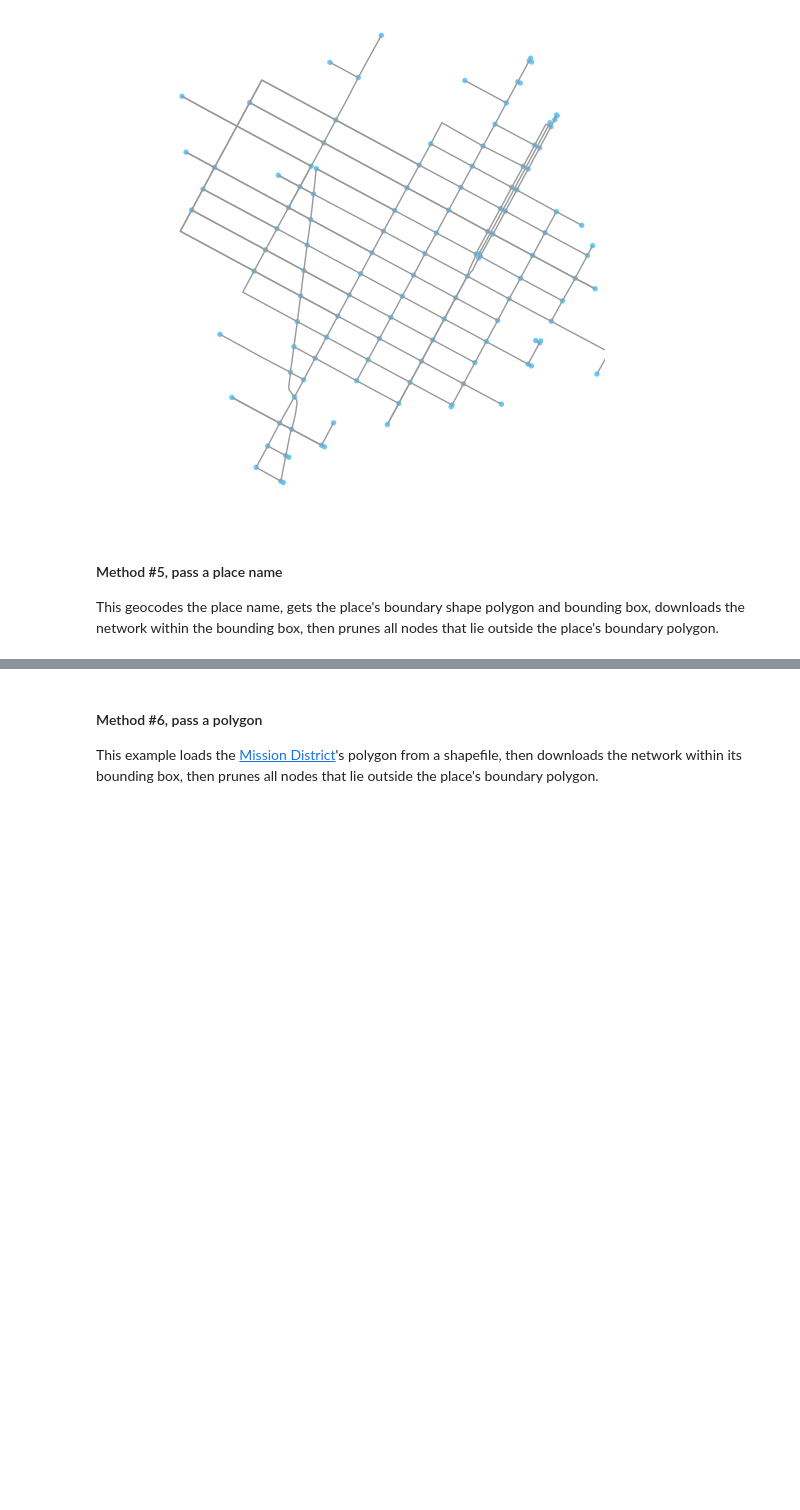
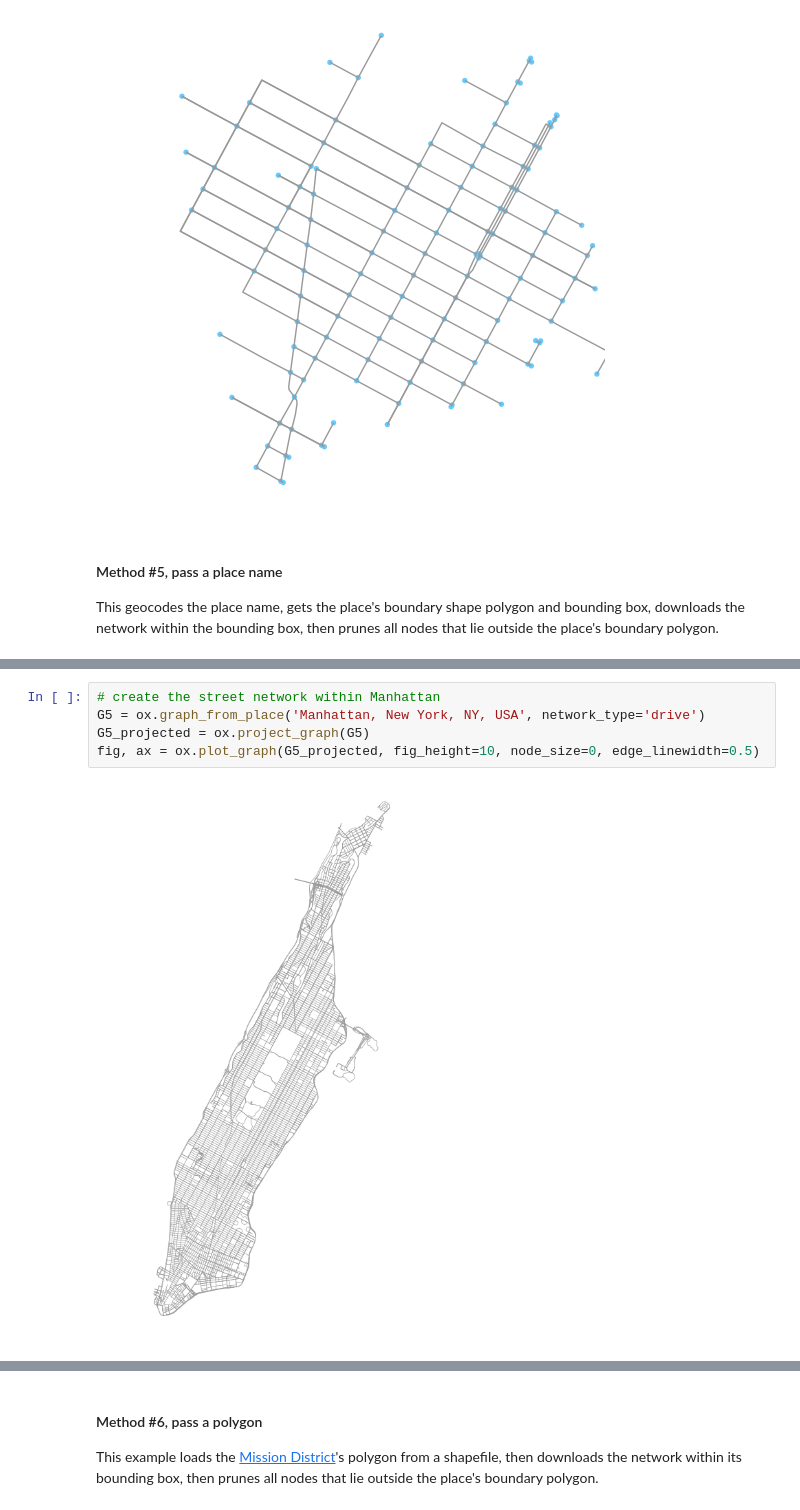
Before and after one commit to gboeing/ppde642, a Jupyter notebook: 21-Urban-Street-Networks/01-osmnx-overview.ipynb, the cells around one changed output, grey strips where cells are left out. Saved outputs shown, nothing was run; the diff lists cells and outputs as text; blank space fills up the shorter version.

```diff
--- a/21-Urban-Street-Networks/01-osmnx-overview.ipynb
+++ b/21-Urban-Street-Networks/01-osmnx-overview.ipynb
@@ -125,6 +133,13 @@ G5_projected = ox.project_graph(G5)
 fig, ax = ox.plot_graph(G5_projected)
 # %% [output]
 [figure]
+# %%
+# create the street network within Manhattan
+G5 = ox.graph_from_place('Manhattan, New York, NY, USA', network_type='drive')
+G5_projected = ox.project_graph(G5)
+fig, ax = ox.plot_graph(G5_projected, fig_height=10, node_size=0, edge_linewidth=0.5)
+# %% [output]
+[figure, added]
 # %%
 # you can also pass multiple places as a mixed list of strings and/or structured queries
 places = ['Los Altos, California, USA',
```
Also changed, not shown: parts of 12 cells of this notebook, 8 other files.
